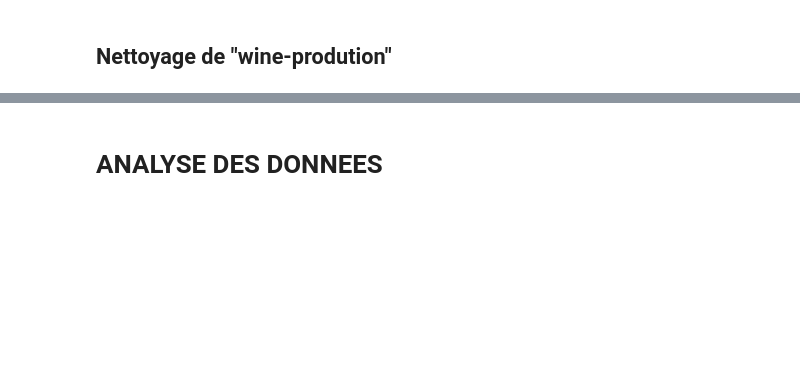
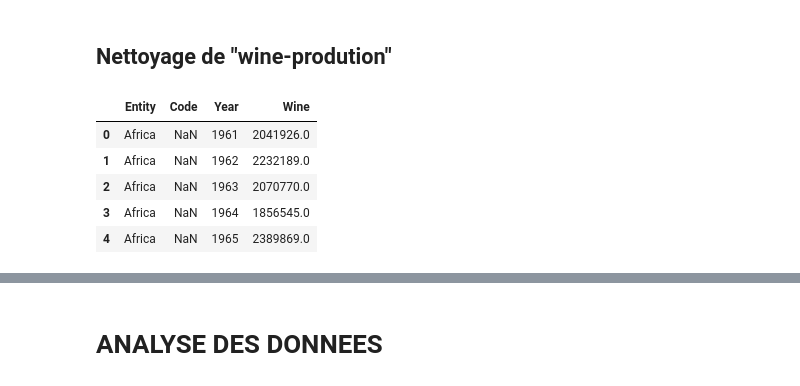
Before and after one commit to PhilippeMath49/ProjetVinasse, a Jupyter notebook: src/Notebook.ipynb, the cells around one changed output, grey strips where cells are left out. Saved outputs shown, nothing was run; the diff lists cells and outputs as text; code cells hidden in the pictures; blank space fills up the shorter version.

```diff
--- a/src/Notebook.ipynb
+++ b/src/Notebook.ipynb
@@ -56,2 +113,14 @@ print(f"Nombre de doublons : {duplicates}")
 # %% [markdown]
 ## Nettoyage de "wine-prodution"
+# %%
+file_path = "data/wine-production/wine-production.csv"  # Modifier avec le chemin correct
+df_prod = pd.read_csv(file_path)
+# %%
+df_prod.head()
+# %% [output]
+|  | Entity | Code | Year | Wine |
+| 0 | Africa | NaN | 1961 | 2041926.0 |
+| 1 | Africa | NaN | 1962 | 2232189.0 |
+| 2 | Africa | NaN | 1963 | 2070770.0 |
+| 3 | Africa | NaN | 1964 | 1856545.0 |
+| 4 | Africa | NaN | 1965 | 2389869.0 |
```
Also changed, not shown: parts of 17 cells of this notebook.
